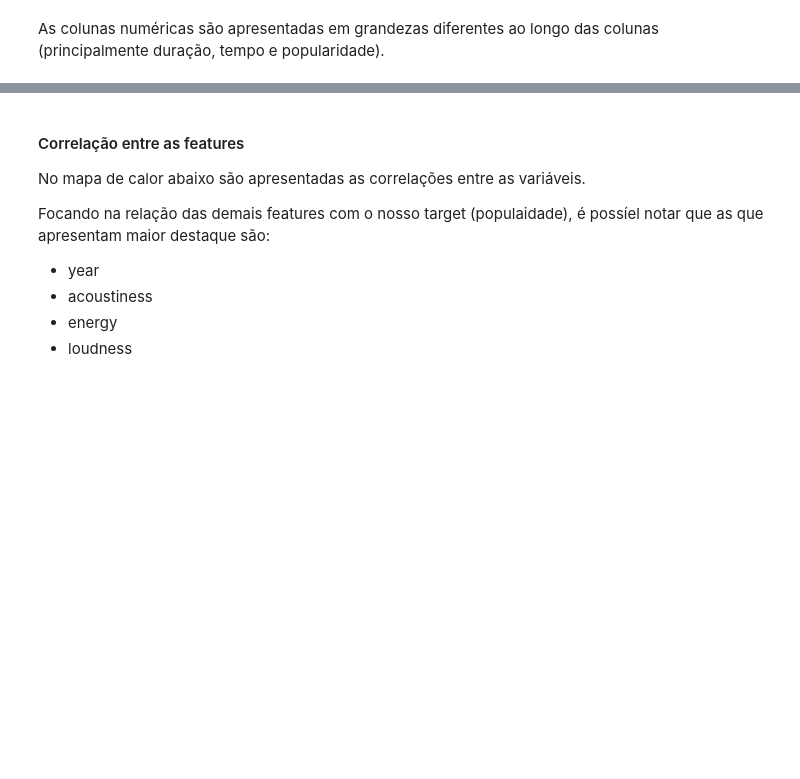
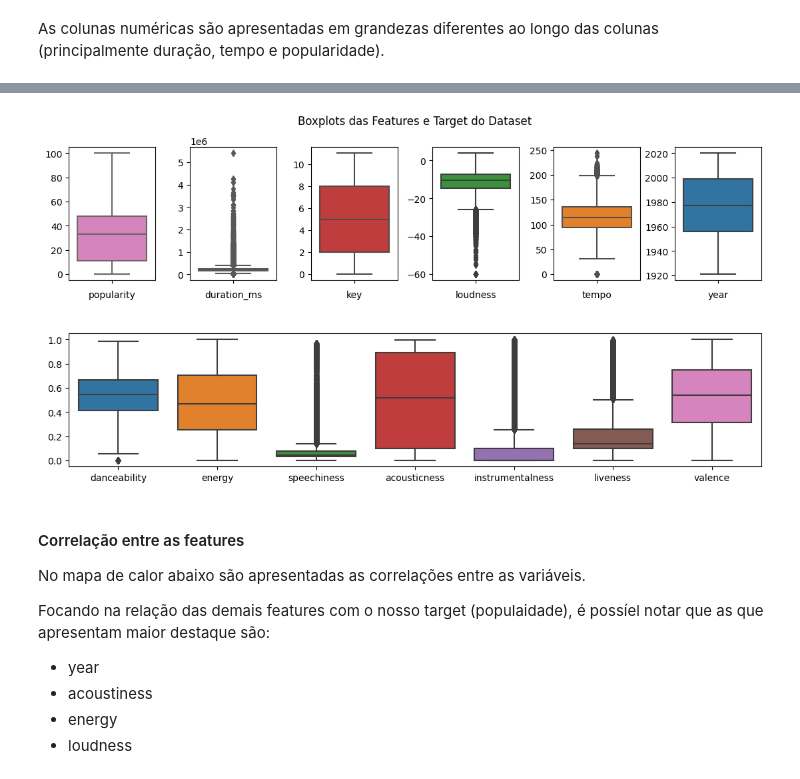
Before and after one commit to fernandobrancher/project_machine_learning_i, a Jupyter notebook: popularity_regression.ipynb, the cells around one changed output, grey strips where cells are left out. Drawn from its saved outputs; the diff is of its cells as text; code cells hidden in the pictures; blank space fills up the shorter version.

```diff
--- a/popularity_regression.ipynb
+++ b/popularity_regression.ipynb
@@ -110,3 +174,31 @@ music.head(3)
+# %%
+# Boxplot das features
+tech_categories = music[['danceability', 'energy', 'speechiness', 'acousticness', 'instrumentalness', 'liveness', 'valence']]
+categories = ['popularity', 'duration_ms', 'key', 'loudness', 'tempo', 'year']
+colors = {6:'tab:blue', 5:'tab:orange', 4:'tab:green', 3:'tab:red', 2:'tab:purple', 1:'tab:pink'}
+
+fig= plt.figure(figsize=(13,6))
+
+for number, category in enumerate(categories, start=1):
+    ax = fig.add_subplot(2,6,number)
+    sns.boxplot(data=music, y=category, color=colors[number])
+    plt.xlabel(category)
+    ax.set_ylabel('')
+
+fig.add_subplot(2,1,2)
+sns.boxplot(data=tech_categories)
+
+plt.subplots_adjust(left=0.1,
+                    bottom=0.1,
+                    right=0.9,
+                    top=0.9,
+                    wspace=0.4,
+                    hspace=0.4)
+
+plt.suptitle('Boxplots das Features e Target do Dataset')
+plt.show()
+# %% [output]
+[figure, added]
 # %% [markdown]
 #### Correlação entre as features
 
```
Also changed, not shown: parts of 28 cells of this notebook.
